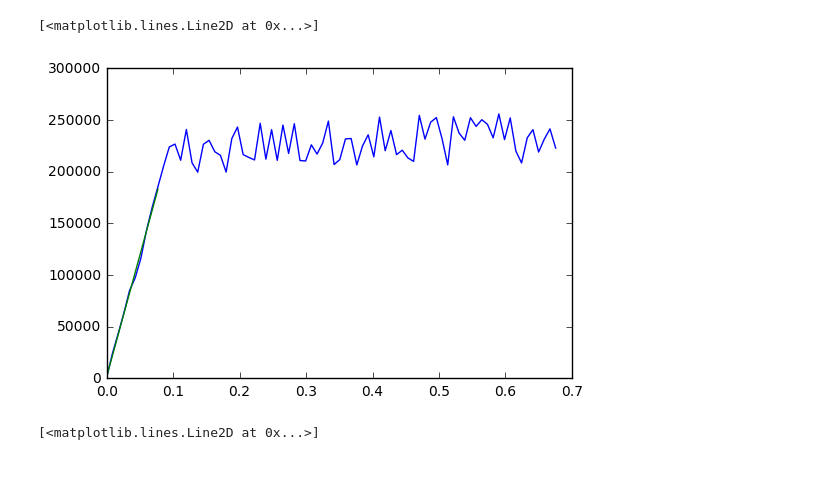
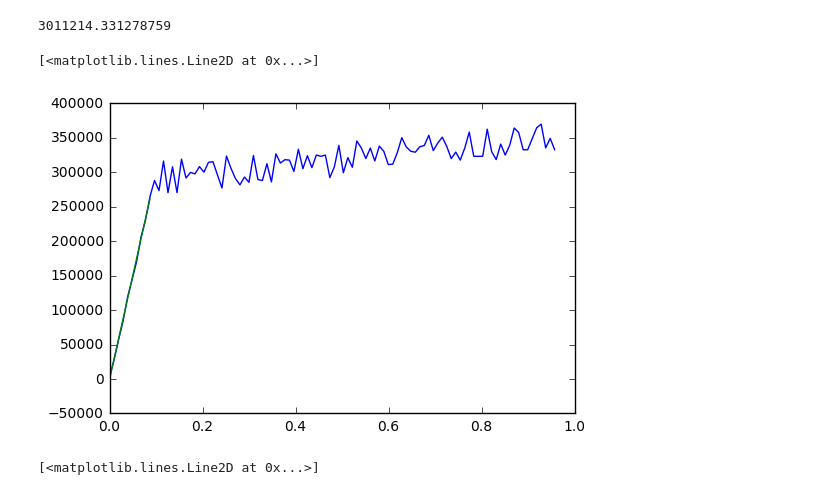
Before and after one commit to erjank/project1, a Jupyter notebook: eric-scratch.ipynb, the cells around one changed output. Drawn from its saved outputs; the diff is of its cells as text; code cells hidden in the pictures.

```diff
--- a/eric-scratch.ipynb
+++ b/eric-scratch.ipynb
@@ -5,19 +5,22 @@ import matplotlib.pyplot as plt
 a = numpy.loadtxt('samples/1.raw',skiprows=1,delimiter=',')
 # %%
 # wanna make and plot a line through some or all of this data
+a = numpy.loadtxt('samples/932.raw',skiprows=1,delimiter=',')
 stop = 10
 x = a[:stop,0]
 y = a[:stop,1]
 a_1, a_0 =  numpy.polyfit(x,y,1)
+print(a_1) #This is our young's modulus!!
 fit = numpy.poly1d((a_1,a_0))
 plt.plot(a[:,0],a[:,1])
 plt.plot(a[:stop,0],fit(a[:stop,0]))
 # LOOKS DECENT
 # - Want a NUMBER that tells me how good fit is
 # Let's try this out on some other samples
 # %% [output]
-[<matplotlib.lines.Line2D at 0x...>]
+3011214.331278759
+[<matplotlib.lines.Line2D at 0x...>]
-[figure, old version]
+[figure, new version]
 # %%
 a = numpy.loadtxt('samples/2.raw',skiprows=1,delimiter=',')
 plt.plot(a[:,0],a[:,1])
```
Also changed, not shown: parts of 2 cells of this notebook.
